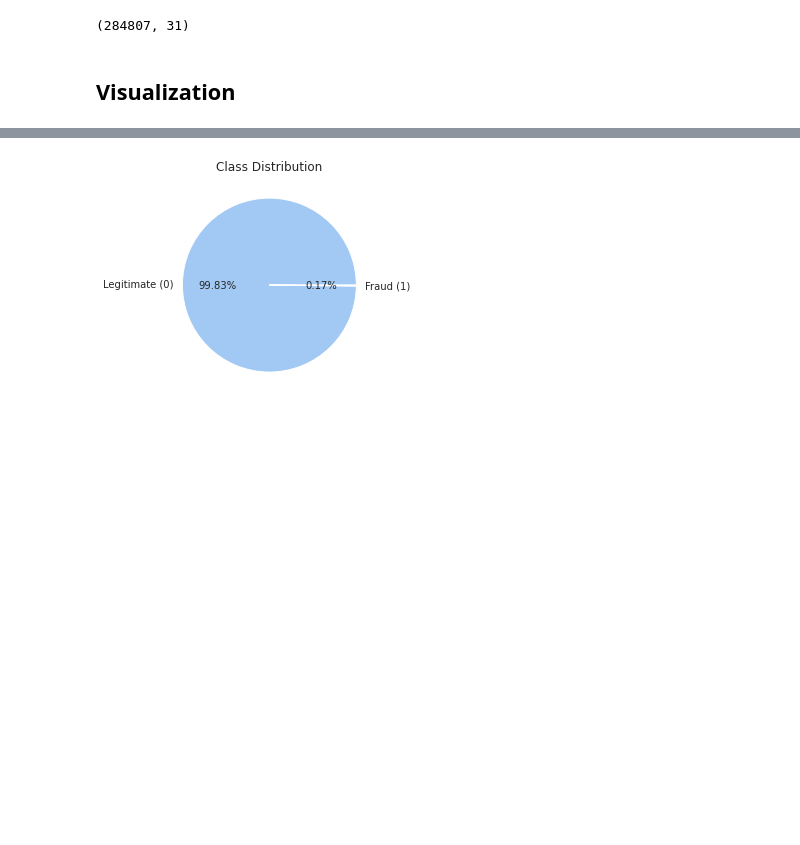
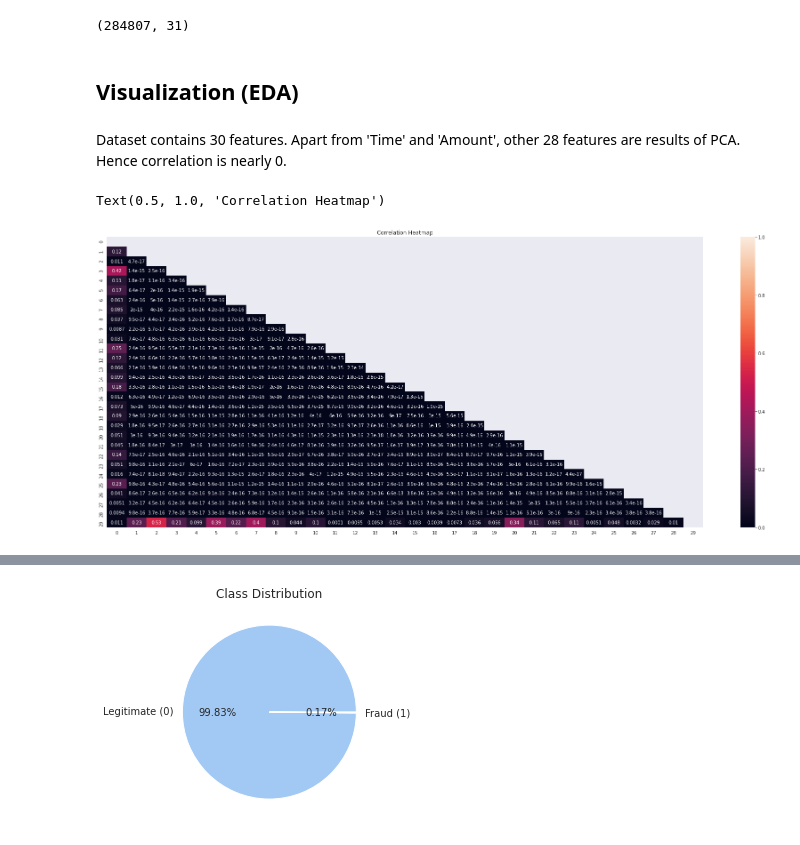
Before and after one commit to AtakanYuksel/credit-card-fraud-detection, a Jupyter notebook: main.ipynb, the cells around one changed output, grey strips where cells are left out. Drawn from its saved outputs; the diff is of its cells as text; code cells hidden in the pictures; blank space fills up the shorter version.

```diff
--- a/main.ipynb
+++ b/main.ipynb
@@ -14,4 +14,12 @@ df.shape
 # %% [output]
 (284807, 31)
 # %% [markdown]
-## Visualization
+## Visualization (EDA)
+# %% [markdown]
+Dataset contains 30 features. Apart from 'Time' and 'Amount', other 28 features are results of PCA. Hence correlation is nearly 0.
+# %%
+plt.figure(figsize=(30, 12))
+sns.heatmap(np.tril(abs(df.corr())), vmin=0, vmax=1, mask=np.triu(df.corr()), annot=True).set_title("Correlation Heatmap")
+# %% [output]
+Text(0.5, 1.0, 'Correlation Heatmap')
+[figure, added]
```
Also changed, not shown: parts of 35 cells of this notebook.
